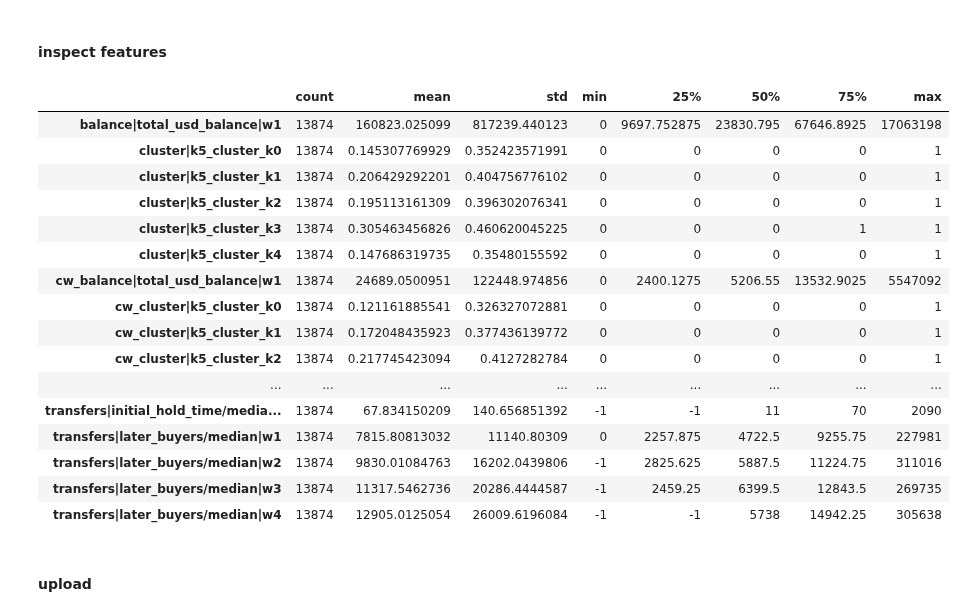
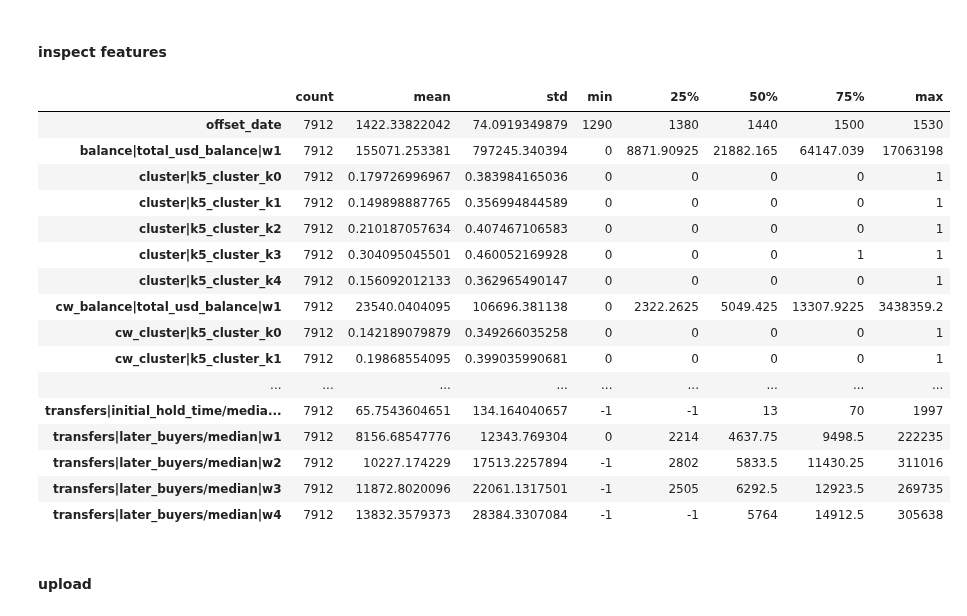
Before and after one commit to dreams-labs/sagemaker, a Jupyter notebook: notebooks/DDA-946 offsets hyperparams.ipynb, the cells around one changed output. Cells and saved outputs as stored; diff of their text form; code cells hidden in the pictures.

Commit message:
configs

```diff
--- a/notebooks/DDA-946 offsets hyperparams.ipynb
+++ b/notebooks/DDA-946 offsets hyperparams.ipynb
@@ -204,30 +189,31 @@ UnboundLocalError: cannot access local variable 'concatenated' where it is not a
 # %%
 local_s3 = sage_wallets_config['training_data']['local_s3_root']
 local_dir = sage_wallets_config['training_data']['local_directory']
+local_dir = f"{local_dir}_dev" if sage_wallets_config['training_data']['dataset'] == 'dev' else local_dir
 df = pd.read_csv(f'{local_s3}/s3_uploads/wallet_training_data_concatenated/{local_dir}/eval.csv')
 with open(f'{local_s3}/s3_uploads/wallet_training_data_concatenated/{local_dir}/metadata.json', 'r') as f:
     metadata = json.load(f)
 
 df.columns = metadata['feature_columns']
 u.display_full(df.describe().T)
 # %% [output]
 |  | count | mean | std | min | 25% | 50% | 75% | max |
-| balance|total_usd_balance|w1 | 13874 | 160823.025099 | 817239.440123 | 0 | 9697.752875 | 23830.795 | 67646.8925 | 17063198 |
-| cluster|k5_cluster_k0 | 13874 | 0.145307769929 | 0.352423571991 | 0 | 0 | 0 | 0 | 1 |
-| cluster|k5_cluster_k1 | 13874 | 0.206429292201 | 0.404756776102 | 0 | 0 | 0 | 0 | 1 |
-| cluster|k5_cluster_k2 | 13874 | 0.195113161309 | 0.396302076341 | 0 | 0 | 0 | 0 | 1 |
-| cluster|k5_cluster_k3 | 13874 | 0.305463456826 | 0.460620045225 | 0 | 0 | 0 | 1 | 1 |
-| cluster|k5_cluster_k4 | 13874 | 0.147686319735 | 0.35480155592 | 0 | 0 | 0 | 0 | 1 |
-| cw_balance|total_usd_balance|w1 | 13874 | 24689.0500951 | 122448.974856 | 0 | 2400.1275 | 5206.55 | 13532.9025 | 5547092 |
-| cw_cluster|k5_cluster_k0 | 13874 | 0.121161885541 | 0.326327072881 | 0 | 0 | 0 | 0 | 1 |
-| cw_cluster|k5_cluster_k1 | 13874 | 0.172048435923 | 0.377436139772 | 0 | 0 | 0 | 0 | 1 |
-| cw_cluster|k5_cluster_k2 | 13874 | 0.217745423094 | 0.4127282784 | 0 | 0 | 0 | 0 | 1 |
+| offset_date | 7912 | 1422.33822042 | 74.0919349879 | 1290 | 1380 | 1440 | 1500 | 1530 |
+| balance|total_usd_balance|w1 | 7912 | 155071.253381 | 797245.340394 | 0 | 8871.90925 | 21882.165 | 64147.039 | 17063198 |
+| cluster|k5_cluster_k0 | 7912 | 0.179726996967 | 0.383984165036 | 0 | 0 | 0 | 0 | 1 |
+| cluster|k5_cluster_k1 | 7912 | 0.149898887765 | 0.356994844589 | 0 | 0 | 0 | 0 | 1 |
+| cluster|k5_cluster_k2 | 7912 | 0.210187057634 | 0.407467106583 | 0 | 0 | 0 | 0 | 1 |
+| cluster|k5_cluster_k3 | 7912 | 0.304095045501 | 0.460052169928 | 0 | 0 | 0 | 1 | 1 |
+| cluster|k5_cluster_k4 | 7912 | 0.156092012133 | 0.362965490147 | 0 | 0 | 0 | 0 | 1 |
+| cw_balance|total_usd_balance|w1 | 7912 | 23540.0404095 | 106696.381138 | 0 | 2322.2625 | 5049.425 | 13307.9225 | 3438359.2 |
+| cw_cluster|k5_cluster_k0 | 7912 | 0.142189079879 | 0.349266035258 | 0 | 0 | 0 | 0 | 1 |
+| cw_cluster|k5_cluster_k1 | 7912 | 0.19868554095 | 0.399035990681 | 0 | 0 | 0 | 0 | 1 |
 | ... | ... | ... | ... | ... | ... | ... | ... | ... |
-| transfers|initial_hold_time/media... | 13874 | 67.834150209 | 140.656851392 | -1 | -1 | 11 | 70 | 2090 |
-| transfers|later_buyers/median|w1 | 13874 | 7815.80813032 | 11140.80309 | 0 | 2257.875 | 4722.5 | 9255.75 | 227981 |
-| transfers|later_buyers/median|w2 | 13874 | 9830.01084763 | 16202.0439806 | -1 | 2825.625 | 5887.5 | 11224.75 | 311016 |
-| transfers|later_buyers/median|w3 | 13874 | 11317.5462736 | 20286.4444587 | -1 | 2459.25 | 6399.5 | 12843.5 | 269735 |
-| transfers|later_buyers/median|w4 | 13874 | 12905.0125054 | 26009.6196084 | -1 | -1 | 5738 | 14942.25 | 305638 |
+| transfers|initial_hold_time/media... | 7912 | 65.7543604651 | 134.164040657 | -1 | -1 | 13 | 70 | 1997 |
+| transfers|later_buyers/median|w1 | 7912 | 8156.68547776 | 12343.769304 | 0 | 2214 | 4637.75 | 9498.5 | 222235 |
+| transfers|later_buyers/median|w2 | 7912 | 10227.174229 | 17513.2257894 | -1 | 2802 | 5833.5 | 11430.25 | 311016 |
+| transfers|later_buyers/median|w3 | 7912 | 11872.8020096 | 22061.1317501 | -1 | 2505 | 6292.5 | 12923.5 | 269735 |
+| transfers|later_buyers/median|w4 | 7912 | 13832.3579373 | 28384.3307084 | -1 | -1 | 5764 | 14912.5 | 305638 |
 # %% [markdown]
 #### upload
 # %%
```
Also changed, not shown: parts of 15 cells of this notebook, 3 other files.
